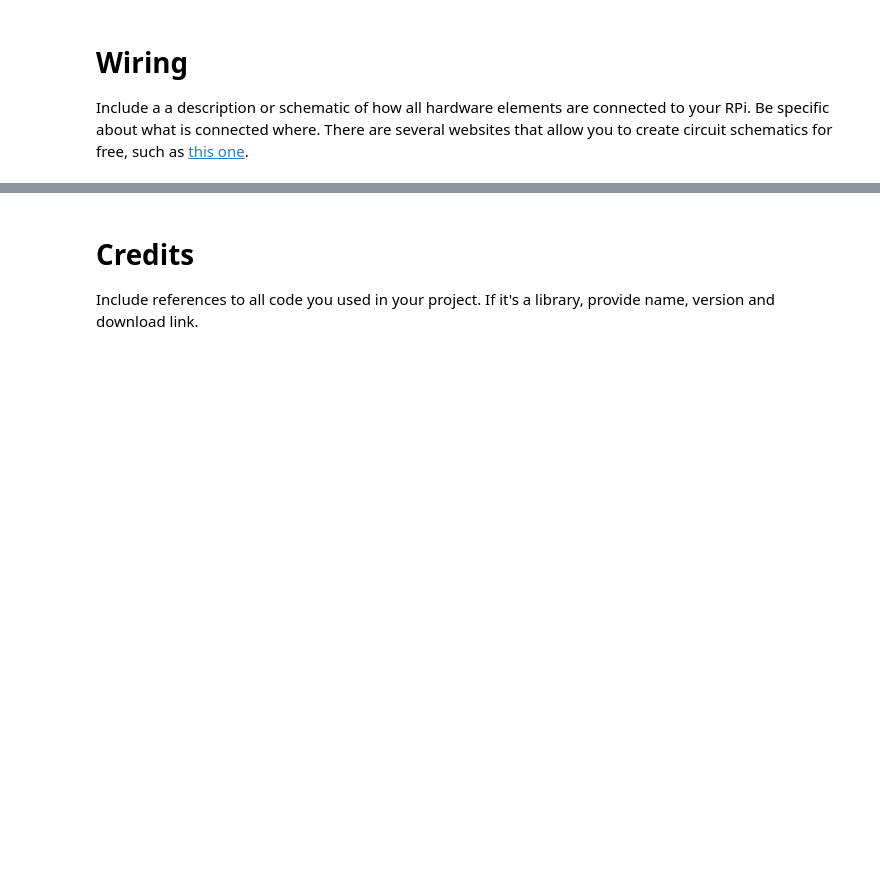
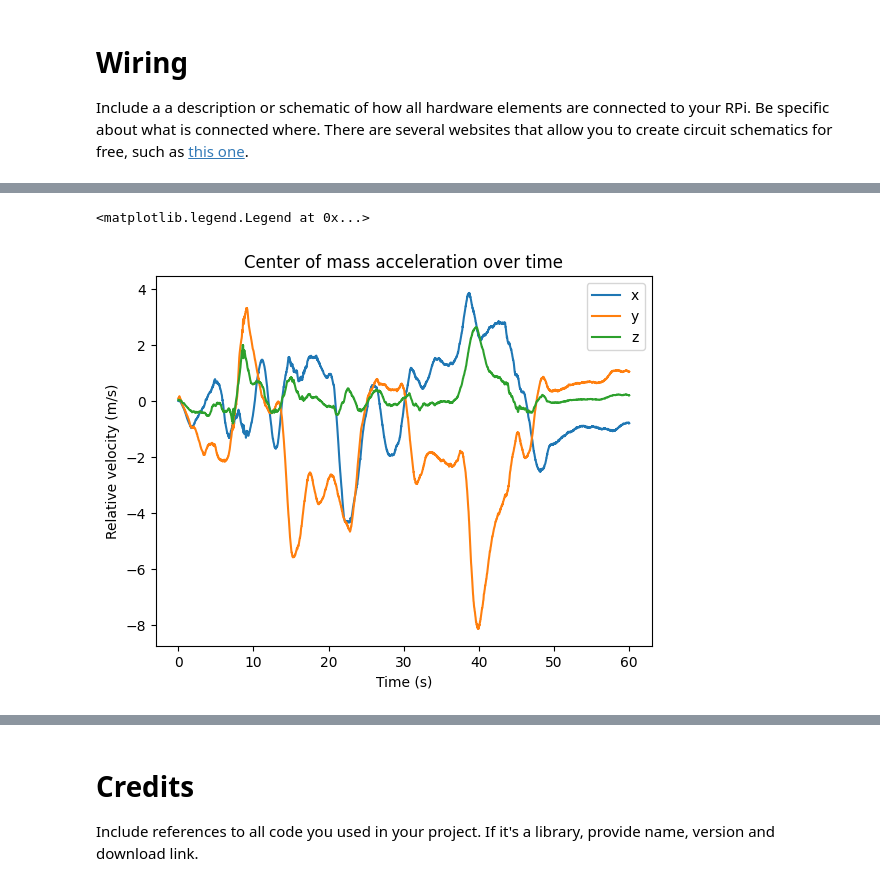
Before and after one commit to tobin-ford/CSCI-250-Capstone, a Jupyter notebook: CAP_Report.ipynb, the cells around one changed output, grey strips where cells are left out. Cells and saved outputs as stored; diff of their text form; code cells hidden in the pictures; blank space fills up the shorter version.

```diff
--- a/CAP_Report.ipynb
+++ b/CAP_Report.ipynb
@@ -55,0 +176,41 @@ Include all the code that makes your project run. It can be in a single code cel
+# %%
+ACCELEROMETERS_IN_FILE = "accelerometers.npy"
+FLEX_SENSORS_IN_FILE = "flexSensors.npy"
+PRESSURE_SENSORS_IN_FILE = "pressureSensors.npy"
+# %%
+import numpy as np
+import matplotlib.pyplot as plt
+import pandas as pd
+raw_accs = np.load(ACCELEROMETERS_IN_FILE)
+adj = np.pad(np.tile([0, 0, -9.81], 5), (1, 0), constant_values=(0))
+raw_accs += adj
+WINDOW_SIZE = 128
+
+smoothed_accs = np.empty(raw_accs.shape, dtype=float)
+smoothed_accs[:, 0] = raw_accs[:, 0]
+for i in range(len(raw_accs)):
+    if i < WINDOW_SIZE // 2:
+        # Window isn't complete yet, just take the latter half and whatever
+        # comes in the beginning
+        right = i + WINDOW_SIZE // 2
+        window = raw_accs[:right, 1:]
+    elif i + WINDOW_SIZE // 2 >= len(raw_accs):
+        left = i - WINDOW_SIZE // 2
+        # Can't form full window from remaining data, take whatever data we have
+        # before up to the end of the data
+        window = raw_accs[left:len(raw_accs), 1:]
+    else:
+        # Can form full window from both ends.
+        left = i - WINDOW_SIZE // 2
+        right = i + WINDOW_SIZE // 2
+        window = raw_accs[left:right, 1:]
+    smoothed_accs[i, 1:] = np.mean(window, axis=0)
+
+plt.plot(smoothed_accs[:,0], smoothed_accs[:, 1:4])
+plt.title("Center of mass acceleration over time")
+plt.xlabel("Time (s)")
+plt.ylabel("Relative velocity (m/s)")
+plt.legend(["x","y","z"])
+# %% [output]
+<matplotlib.legend.Legend at 0x...>
+[figure, added]
```
Also changed, not shown: parts of 12 cells of this notebook.
